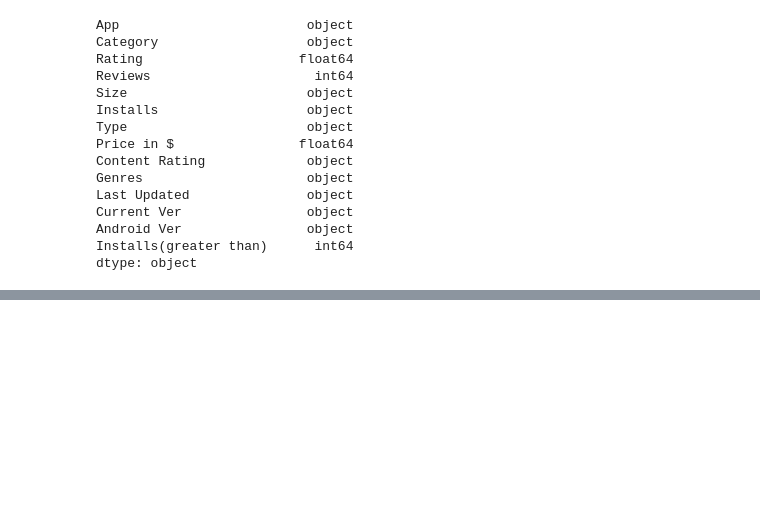
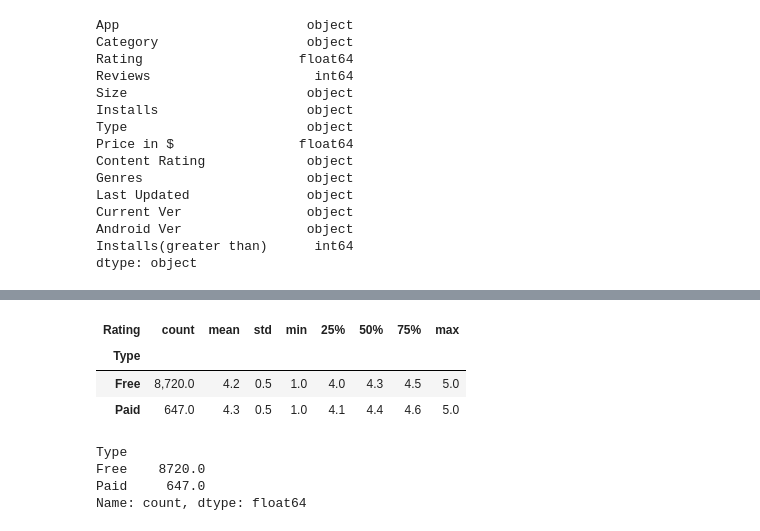
Before and after one commit to shernee/playstore_analysis, a Jupyter notebook: analysis.ipynb, the cells around one changed output, grey strips where cells are left out. Cells and saved outputs as stored; diff of their text form; code cells hidden in the pictures; blank space fills up the shorter version.

```diff
--- a/analysis.ipynb
+++ b/analysis.ipynb
@@ -512,2 +661,18 @@ gr_freeapps.describe().stack()
+# %%
+df_ratingdesc=gr_freeapps['Rating'].describe()
+df_ratingdesc.columns.name='Rating'
+df_ratingdesc.applymap('{0:,.1f}'.format)
+# %% [output]
+| Rating | count | mean | std | min | 25% | 50% | 75% | max |
+| Type |  |  |  |  |  |  |  |  |
+| Free | 8,720.0 | 4.2 | 0.5 | 1.0 | 4.0 | 4.3 | 4.5 | 5.0 |
+| Paid | 647.0 | 4.3 | 0.5 | 1.0 | 4.1 | 4.4 | 4.6 | 5.0 |
+# %%
+df_ratingdesc['count']
+# %% [output]
+Type
+Free    8720.0
+Paid     647.0
+Name: count, dtype: float64
 # %%
 gr_freeapps.corr()
```
Also changed, not shown: parts of 56 cells of this notebook.
